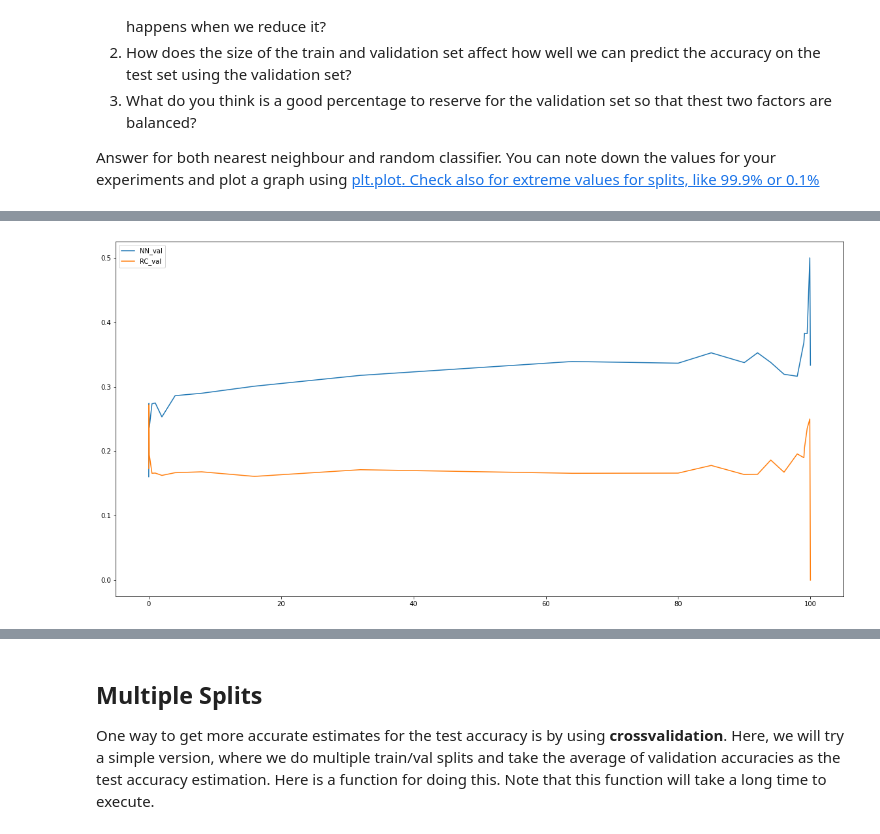
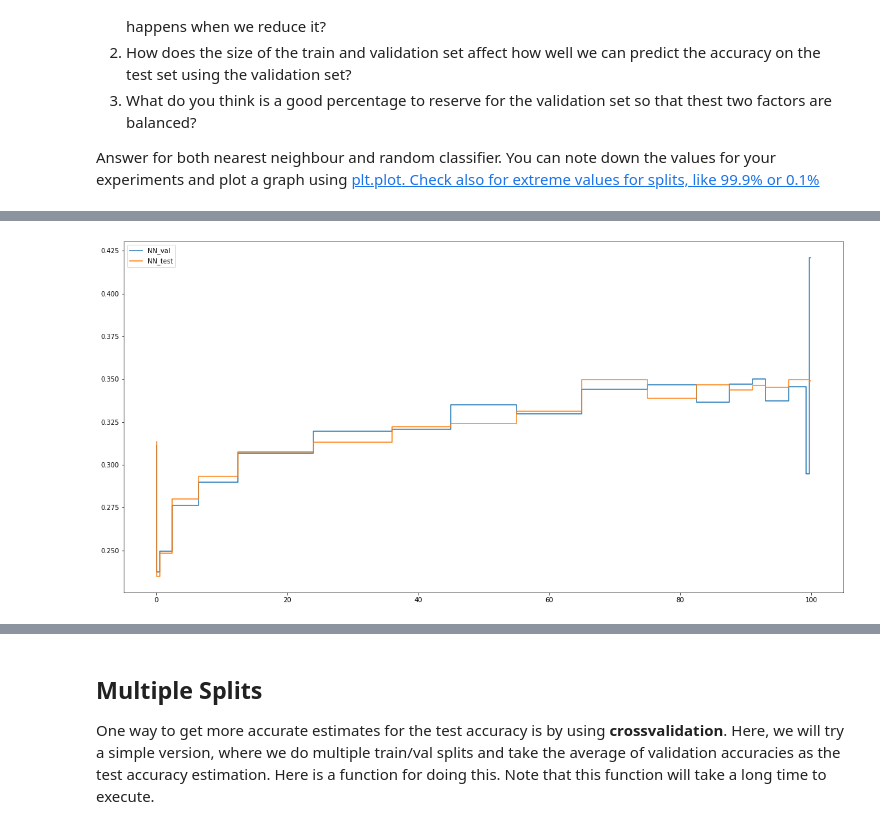
Before and after one commit to 5ury4pr454th/fmml-labs, a Jupyter notebook: Lab2_MLPractice.ipynb, the cells around one changed output, grey strips where cells are left out. Drawn from its saved outputs; the diff is of its cells as text; code cells hidden in the pictures.

```diff
--- a/Lab2_MLPractice.ipynb
+++ b/Lab2_MLPractice.ipynb
@@ -156,7 +159,7 @@ val_acc_hist_NN = []
 val_acc_hist_rand = []
 test_acc_hist_NN = []
 test_acc_hist_rand = []
-validation_split_set = [0.01, 0.05, 0.1, 0.5, 1, 2, 4, 8, 16, 32, 64, 80, 85, 90, 92, 94, 96, 98, 99, 99.1, 99.5, 99.9, 99.99]
+validation_split_set = [0.05, 0.1, 1, 4, 9, 16, 32, 40, 50, 60, 70, 80, 85, 90, 92, 94, 99, 99.5, 99.9]
 
 for i in validation_split_set:
 
@@ -203,9 +240,9 @@ Process completed for val_split =  99.99
 # %%
-# plot for question 1
+# Plot for question 2
 plt.figure(figsize = (20, 10))
-plt.plot(validation_split_set, val_acc_hist_NN, label = 'NN_val')
-plt.plot(validation_split_set, val_acc_hist_rand, label = 'RC_val')
+plt.step(validation_split_set, val_acc_hist_NN, where='mid', label = 'NN_val')
+plt.step(validation_split_set, test_acc_hist_NN, where='mid', label = 'NN_test')
 plt.legend()
 plt.show()
 # %% [output]
-[figure, old version]
+[figure, new version]
```
Also changed, not shown: parts of 16 cells of this notebook.
